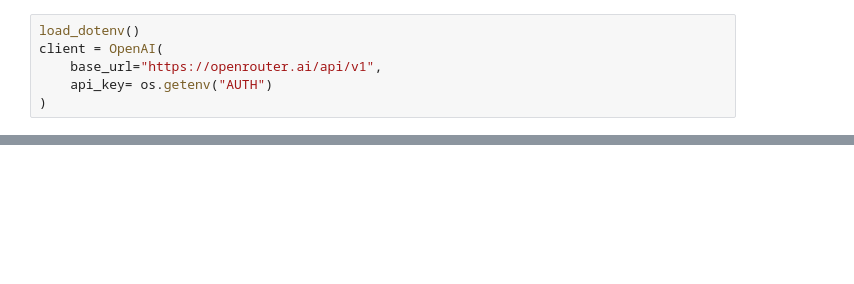
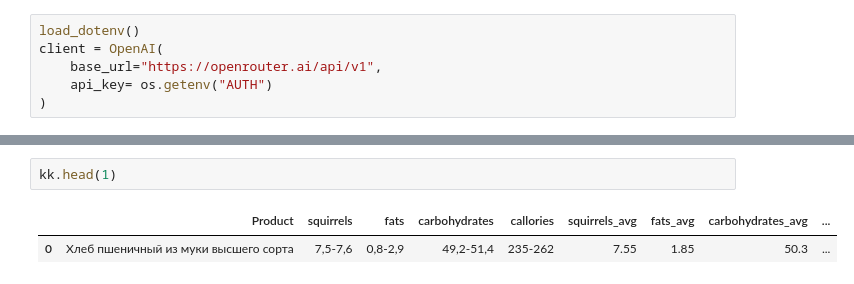
Before and after one commit to vAdimusprog/AI-cook, a Jupyter notebook: main.ipynb, the cells around one changed output, grey strips where cells are left out. Saved outputs shown, nothing was run; the diff lists cells and outputs as text; blank space fills up the shorter version.

```diff
--- a/main.ipynb
+++ b/main.ipynb
@@ -22,0 +149,5 @@ printx(res.output_text)
+# %%
+kk.head(1)
+# %% [output]
+|  | Product | squirrels | fats | carbohydrates | callories | squirrels_avg | fats_avg | carbohydrates_avg | ... |
+| 0 | Хлеб пшеничный из муки высшего сорта | 7,5-7,6 | 0,8-2,9 | 49,2-51,4 | 235-262 | 7.55 | 1.85 | 50.3 | ... |
```
Also changed, not shown: parts of 16 cells of this notebook.
